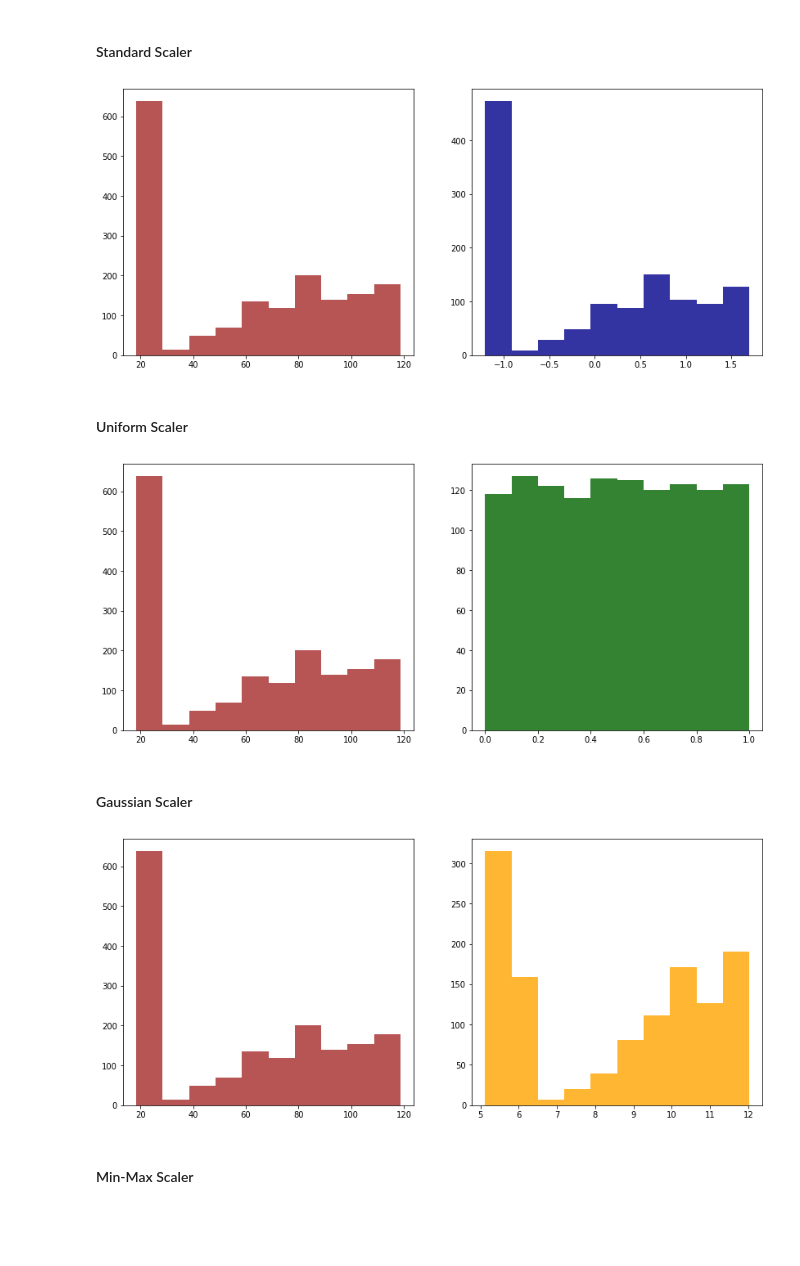
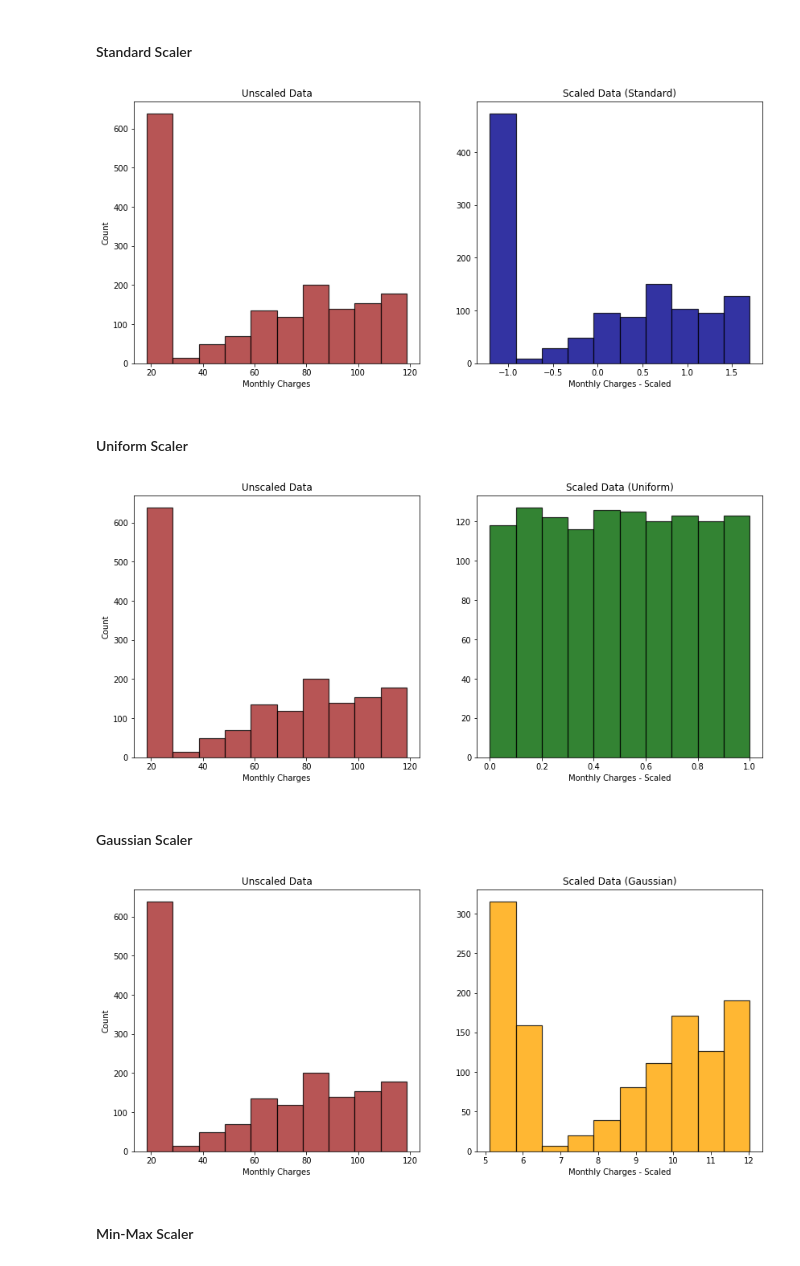
Before and after one commit to adam-gomez/regression-exercises, a Jupyter notebook: scaling.ipynb, the cells around one changed output. Cells and saved outputs as stored; diff of their text form; code cells hidden in the pictures; blank space fills up the shorter version.

Commit message:
improved visuals by adding titles, labels, and linewidth

```diff
--- a/scaling.ipynb
+++ b/scaling.ipynb
@@ -32,12 +30,17 @@ scaler_standard, train_standard, validate_standard, test_standard = prepare.stan
 # %%
 plt.figure(figsize=(14,6))
 plt.subplot(1, 2, 1)
-plt.hist(df.monthly_charges, alpha = 0.8, color = 'brown')
+plt.hist(df.monthly_charges, alpha = 0.8, color = 'brown', edgecolor='black', linewidth=1.2)
+plt.title('Unscaled Data')
+plt.xlabel('Monthly Charges')
+plt.ylabel('Count')
 plt.subplot(1, 2, 2)
-plt.hist(train_standard.monthly_charges, alpha = 0.8, color = 'darkblue')
+plt.hist(train_standard.monthly_charges, alpha = 0.8, color = 'darkblue', edgecolor='black', linewidth=1.2)
+plt.title('Scaled Data (Standard)')
+plt.xlabel('Monthly Charges - Scaled')
 plt.show()
 # %% [output]
-[figure, old version]
+[figure, new version]
 # %% [markdown]
 #### Uniform Scaler
 # %%
@@ -45,12 +48,17 @@ scaler_uniform, train_uniform, validate_uniform, test_uniform = prepare.uniform_
 # %%
 plt.figure(figsize=(14,6))
 plt.subplot(1, 2, 1)
-plt.hist(df.monthly_charges, alpha = 0.8, color = 'brown')
+plt.hist(df.monthly_charges, alpha = 0.8, color = 'brown', edgecolor='black', linewidth=1.2)
+plt.title('Unscaled Data')
+plt.xlabel('Monthly Charges')
+plt.ylabel('Count')
 plt.subplot(1, 2, 2)
-plt.hist(train_uniform.monthly_charges, alpha = 0.8, color = 'darkgreen')
+plt.hist(train_uniform.monthly_charges, alpha = 0.8, color = 'darkgreen', edgecolor='black', linewidth=1.2)
+plt.title('Scaled Data (Uniform)')
+plt.xlabel('Monthly Charges - Scaled')
 plt.show()
 # %% [output]
-[figure, old version]
+[figure, new version]
 # %% [markdown]
 #### Gaussian Scaler
 # %%
@@ -58,12 +66,17 @@ scaler_gaussian, train_gaussian, validate_gaussian, test_gaussian = prepare.gaus
 # %%
 plt.figure(figsize=(14,6))
 plt.subplot(1, 2, 1)
-plt.hist(df.monthly_charges, alpha = 0.8, color = 'brown')
+plt.hist(df.monthly_charges, alpha = 0.8, color = 'brown', edgecolor='black', linewidth=1.2)
+plt.title('Unscaled Data')
+plt.xlabel('Monthly Charges')
+plt.ylabel('Count')
 plt.subplot(1, 2, 2)
-plt.hist(train_gaussian.monthly_charges, alpha = 0.8, color = 'orange')
+plt.hist(train_gaussian.monthly_charges, alpha = 0.8, color = 'orange', edgecolor='black', linewidth=1.2)
+plt.title('Scaled Data (Gaussian)')
+plt.xlabel('Monthly Charges - Scaled')
 plt.show()
 # %% [output]
-[figure, old version]
+[figure, new version]
 # %% [markdown]
 #### Min-Max Scaler
 # %%
```
Also changed, not shown: parts of 10 cells of this notebook.
